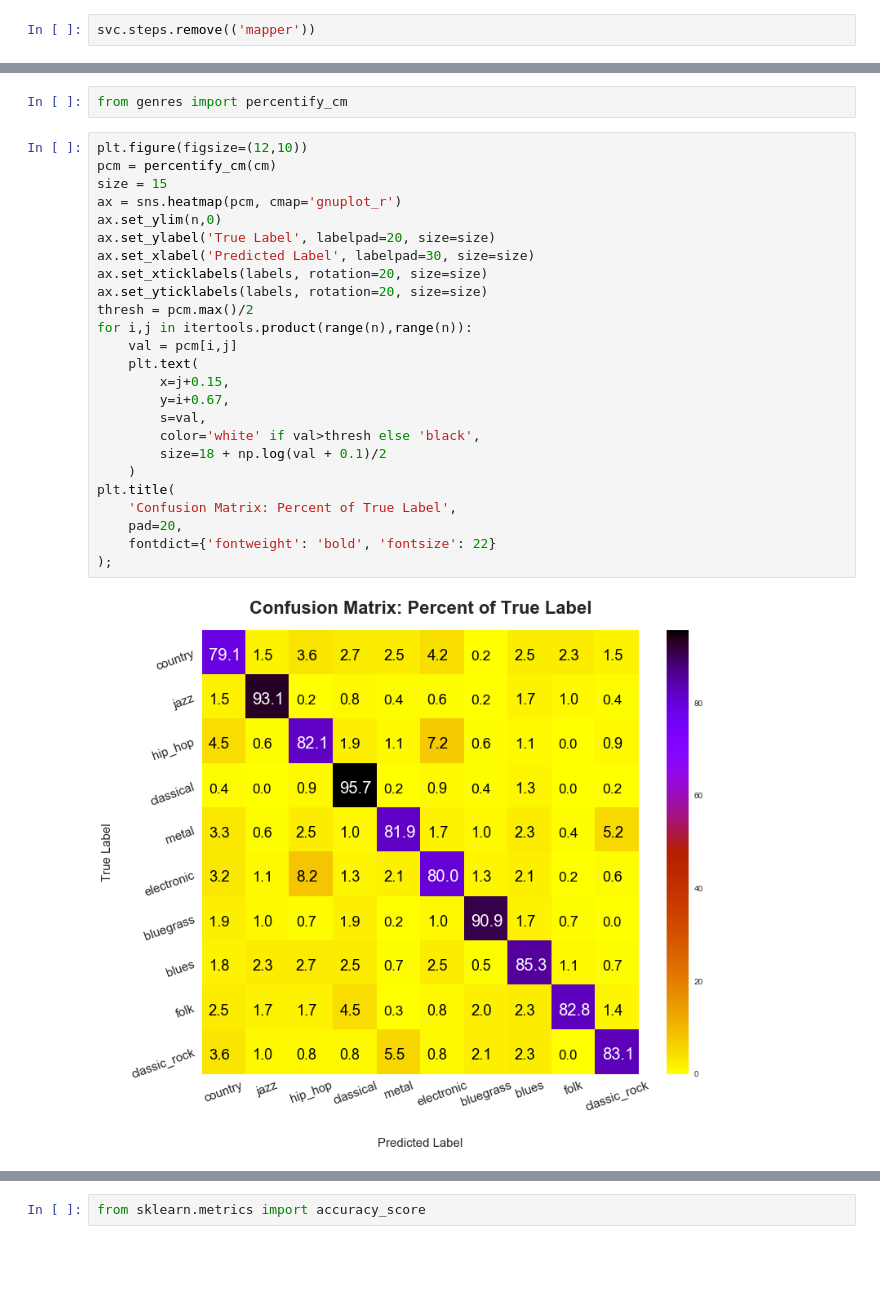
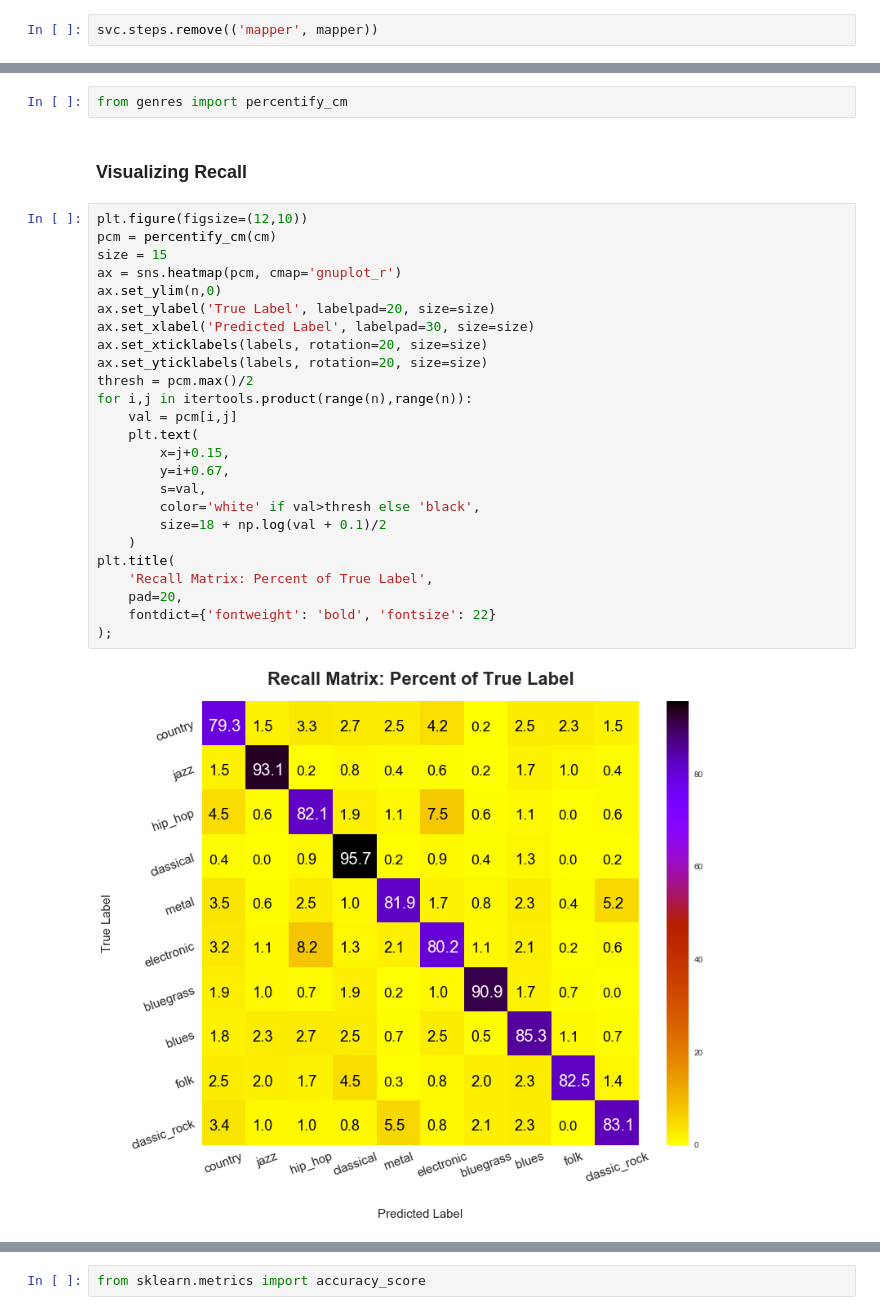
Before and after one commit to Patrickbfuller/classify_genre, a Jupyter notebook: extra_genres.ipynb, the cells around one changed output, grey strips where cells are left out. Saved outputs shown, nothing was run; the diff lists cells and outputs as text; blank space fills up the shorter version.

Commit message:
add precision to percentify_cm method, repickle model, add confusion recall and precision matrices to evaluation.

```diff
--- a/extra_genres.ipynb
+++ b/extra_genres.ipynb
@@ -344,4 +344,4 @@ Well it performed worse. The support vectors were able to make sense of the feat
 
 Remove that step from the pipe!
 # %%
-svc.steps.remove(('mapper'))
+svc.steps.remove(('mapper', mapper))
@@ -461,29 +478,31 @@ plt.title(
 # %%
 from genres import percentify_cm
+# %% [markdown]
+### Visualizing Recall
 # %%
 plt.figure(figsize=(12,10))
 pcm = percentify_cm(cm)
 size = 15
 ax = sns.heatmap(pcm, cmap='gnuplot_r')
 ax.set_ylim(n,0)
 ax.set_ylabel('True Label', labelpad=20, size=size)
 ax.set_xlabel('Predicted Label', labelpad=30, size=size)
 ax.set_xticklabels(labels, rotation=20, size=size)
 ax.set_yticklabels(labels, rotation=20, size=size)
 thresh = pcm.max()/2
 for i,j in itertools.product(range(n),range(n)):
     val = pcm[i,j]
     plt.text(
         x=j+0.15,
         y=i+0.67,
         s=val,
         color='white' if val>thresh else 'black',
         size=18 + np.log(val + 0.1)/2
     )
 plt.title(
-    'Confusion Matrix: Percent of True Label',
+    'Recall Matrix: Percent of True Label',
     pad=20,
     fontdict={'fontweight': 'bold', 'fontsize': 22}
 );
 # %% [output]
-[figure, old version]
+[figure, new version]
```
Also changed, not shown: parts of 15 cells of this notebook, 2 other files.
